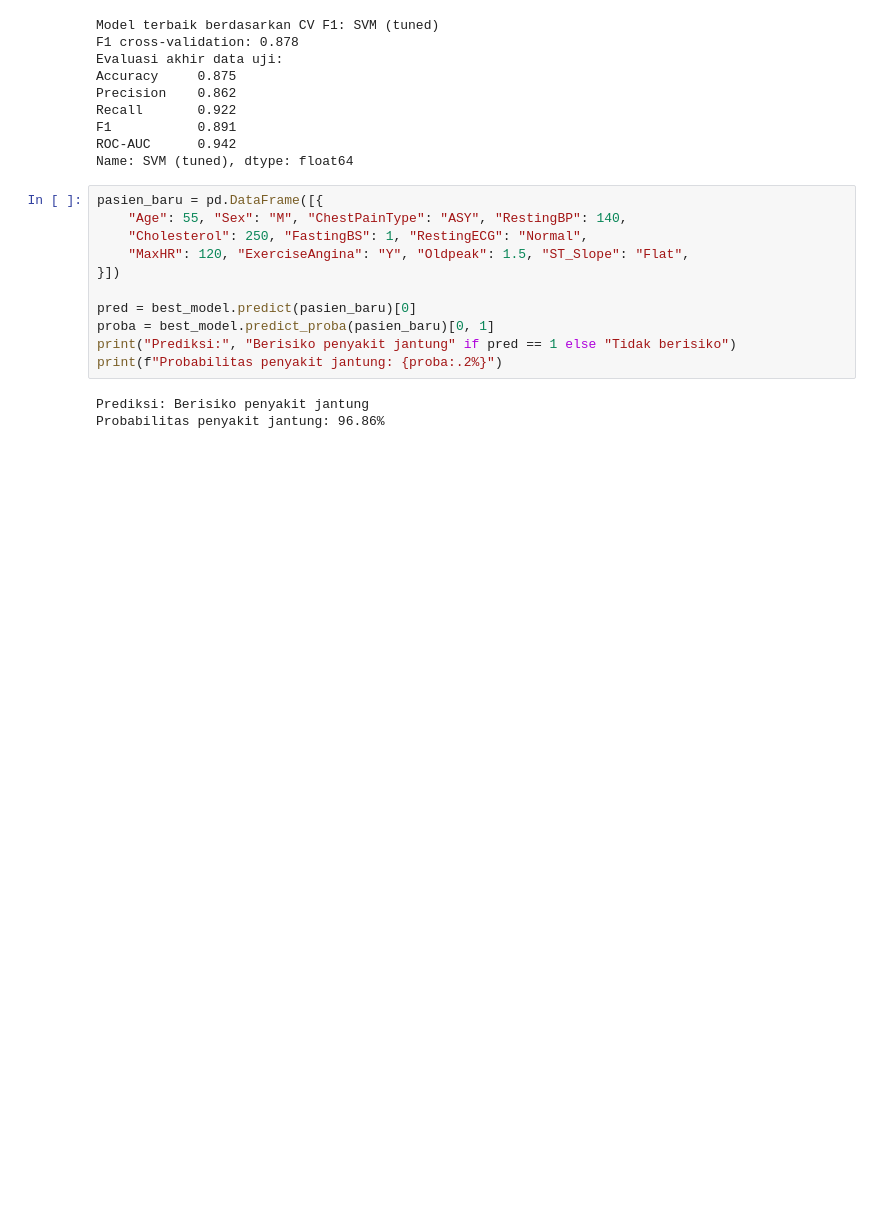
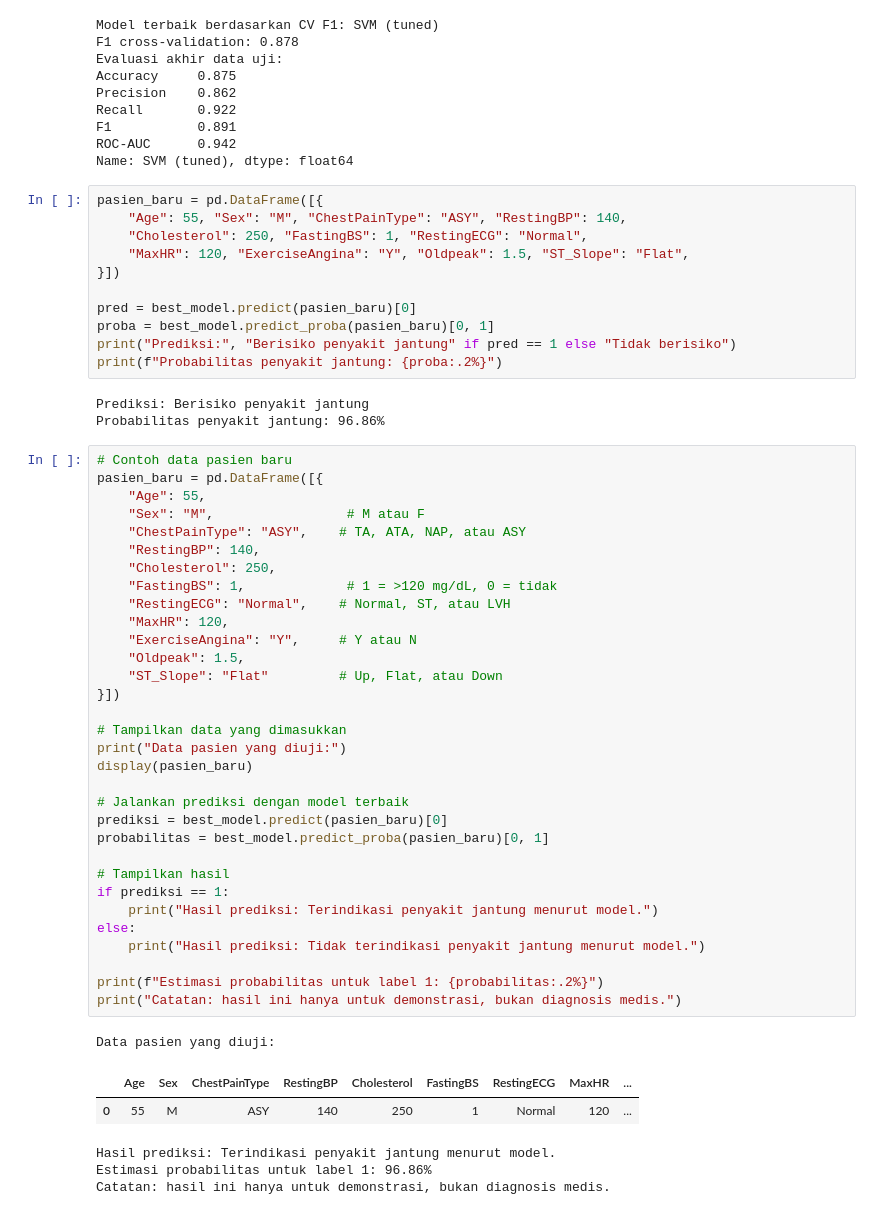
Before and after one commit to 2405112/ML_Tugas2, a Jupyter notebook: Kelompok_5_ML_TI24D_Tugas2.ipynb, the cells around one changed output. Saved outputs shown, nothing was run; the diff lists cells and outputs as text; blank space fills up the shorter version.

```diff
--- a/Kelompok_5_ML_TI24D_Tugas2.ipynb
+++ b/Kelompok_5_ML_TI24D_Tugas2.ipynb
@@ -293,3 +293,42 @@ print(f"Probabilitas penyakit jantung: {proba:.2%}")
 # %% [output]
 Prediksi: Berisiko penyakit jantung
 Probabilitas penyakit jantung: 96.86%
+# %%
+# Contoh data pasien baru
+pasien_baru = pd.DataFrame([{
+    "Age": 55,
+    "Sex": "M",                 # M atau F
+    "ChestPainType": "ASY",    # TA, ATA, NAP, atau ASY
+    "RestingBP": 140,
+    "Cholesterol": 250,
+    "FastingBS": 1,             # 1 = >120 mg/dL, 0 = tidak
+    "RestingECG": "Normal",    # Normal, ST, atau LVH
+    "MaxHR": 120,
+    "ExerciseAngina": "Y",     # Y atau N
+    "Oldpeak": 1.5,
+    "ST_Slope": "Flat"         # Up, Flat, atau Down
+}])
+
+# Tampilkan data yang dimasukkan
+print("Data pasien yang diuji:")
+display(pasien_baru)
+
+# Jalankan prediksi dengan model terbaik
+prediksi = best_model.predict(pasien_baru)[0]
+probabilitas = best_model.predict_proba(pasien_baru)[0, 1]
+
+# Tampilkan hasil
+if prediksi == 1:
+    print("Hasil prediksi: Terindikasi penyakit jantung menurut model.")
+else:
+    print("Hasil prediksi: Tidak terindikasi penyakit jantung menurut model.")
+
+print(f"Estimasi probabilitas untuk label 1: {probabilitas:.2%}")
+print("Catatan: hasil ini hanya untuk demonstrasi, bukan diagnosis medis.")
+# %% [output]
+Data pasien yang diuji:
+|  | Age | Sex | ChestPainType | RestingBP | Cholesterol | FastingBS | RestingECG | MaxHR | ... |
+| 0 | 55 | M | ASY | 140 | 250 | 1 | Normal | 120 | ... |
+Hasil prediksi: Terindikasi penyakit jantung menurut model.
+Estimasi probabilitas untuk label 1: 96.86%
+Catatan: hasil ini hanya untuk demonstrasi, bukan diagnosis medis.
```
